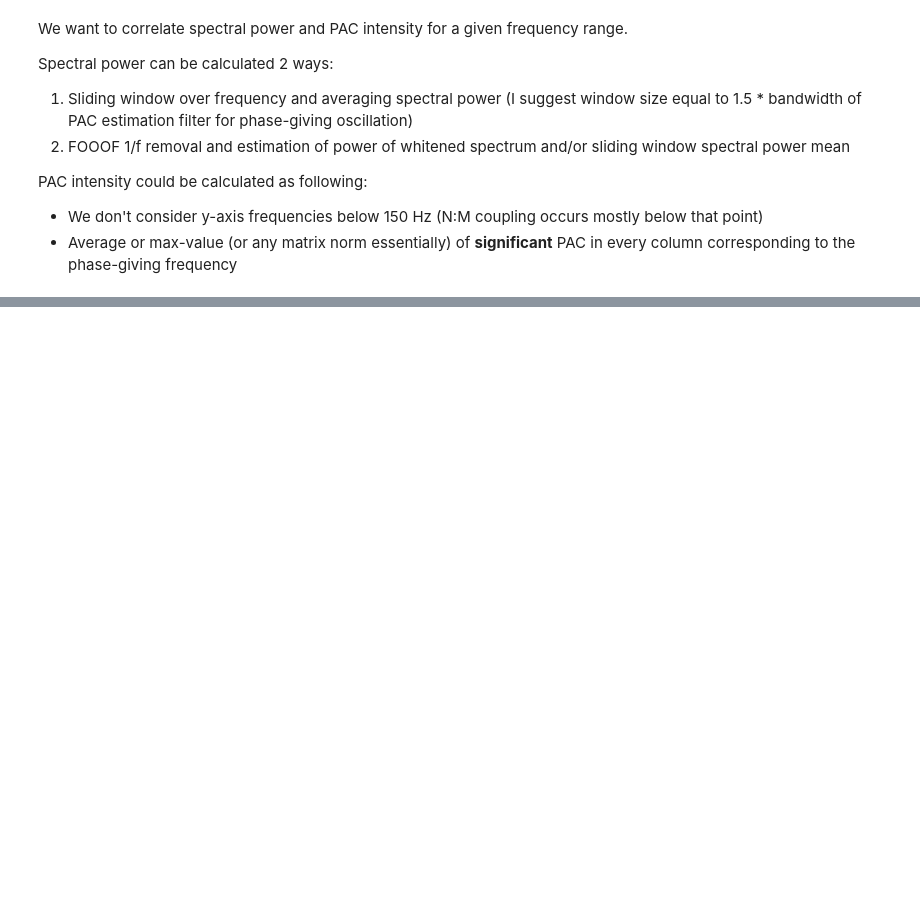
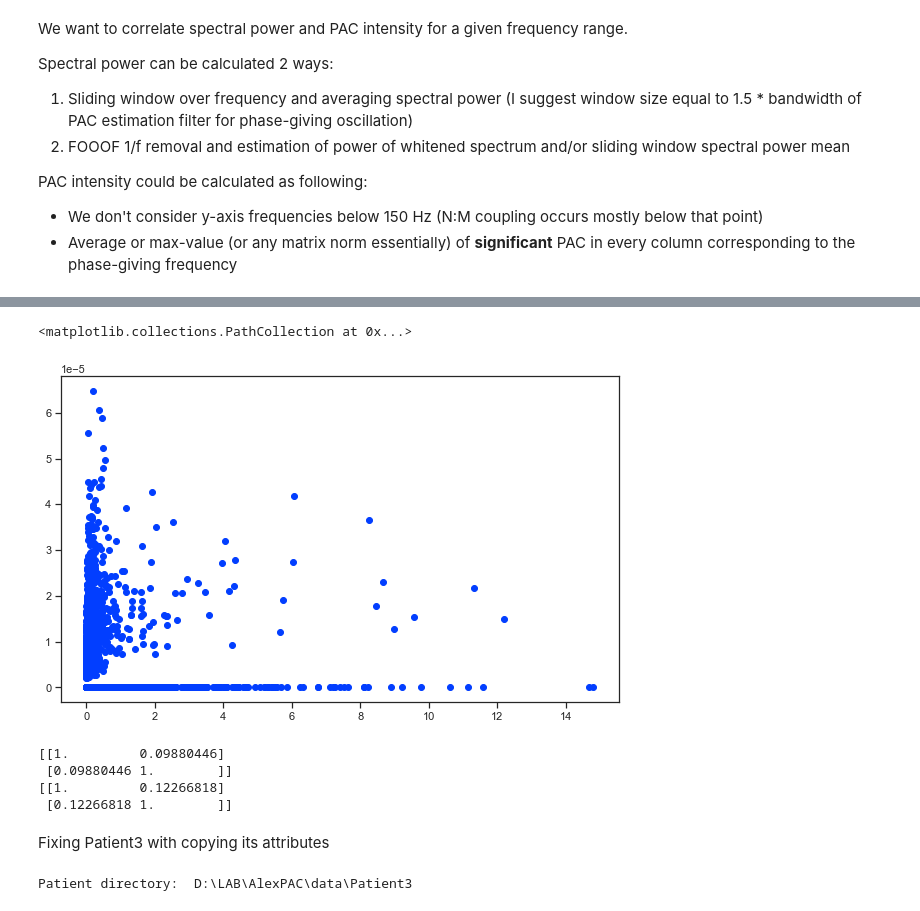
Before and after one commit to atimcenko/pac, a Jupyter notebook: dev_beta_pac_corr.ipynb, the cells around one changed output, grey strips where cells are left out. Cells and saved outputs as stored; diff of their text form; code cells hidden in the pictures; blank space fills up the shorter version.

```diff
--- a/dev_beta_pac_corr.ipynb
+++ b/dev_beta_pac_corr.ipynb
@@ -60,0 +170,61 @@ PAC intensity could be calculated as following:
+# %%
+spectral_power = np.array([])
+pac_max_power = np.array([])
+pac_mean_power = np.array([])
+
+for condition in p1.conditions:
+    if '180sec' in condition:
+        for placement in p1.placements:
+            lfp = p1.lfp[condition][placement]
+            pac = p1.pac[condition][placement][placement]
+
+            # spectral power
+            f1, f2 = 4, 36
+            f, psd = lfp.get_psd()
+            mask = (f >= f1) & (f <= f2)
+
+            kernel = np.ones(3)/3
+            psd_average_power = np.convolve(psd[mask], kernel, mode='valid')
+
+            # pac power
+            zero_indices = (pac.pvalues > 0.01)
+            pac_matrix = pac.pac_matrix.copy()
+            pac_matrix[zero_indices] = 0
+
+            pac_mean = pac_matrix[6:, :31].mean(axis=0)
+            pac_max = pac_matrix[6:, :31].max(axis=0)
+
+            spectral_power = np.concatenate((spectral_power, psd_average_power))
+            pac_max_power = np.concatenate((pac_max_power, pac_max))
+            pac_mean_power = np.concatenate((pac_mean_power, pac_mean))
+# %%
+plt.scatter(spectral_power, pac_mean_power)
+# %% [output]
+<matplotlib.collections.PathCollection at 0x...>
+[figure, added]
+# %%
+print(np.corrcoef(spectral_power, pac_mean_power))
+
+print(np.corrcoef(spectral_power, pac_max_power))
+# %% [output]
+[[1.         0.09880446]
+ [0.09880446 1.        ]]
+[[1.         0.12266818]
+ [0.12266818 1.        ]]
+# %% [markdown]
+Fixing Patient3 with copying its attributes
+# %%
+with open("path_data.txt") as f:
+    data_dir = f.readline()
+p3_dir = os.path.join(data_dir, "Patient3")
+print("Patient directory: ", p3_dir)
+p3_pickle_filepath = os.path.join(p3_dir, "Patient3.pkl")
+p3 = load_patient_from_pickle(p3_pickle_filepath)
+p3.root_dir = p3_dir
+
+p3 = copy_patient(p3)
+
+p3.load_all_pacs(verbose=False)
+p3.save()
+# %% [output]
+Patient directory:  D:\LAB\AlexPAC\data\Patient3
```
Also changed, not shown: parts of 13 cells of this notebook.
